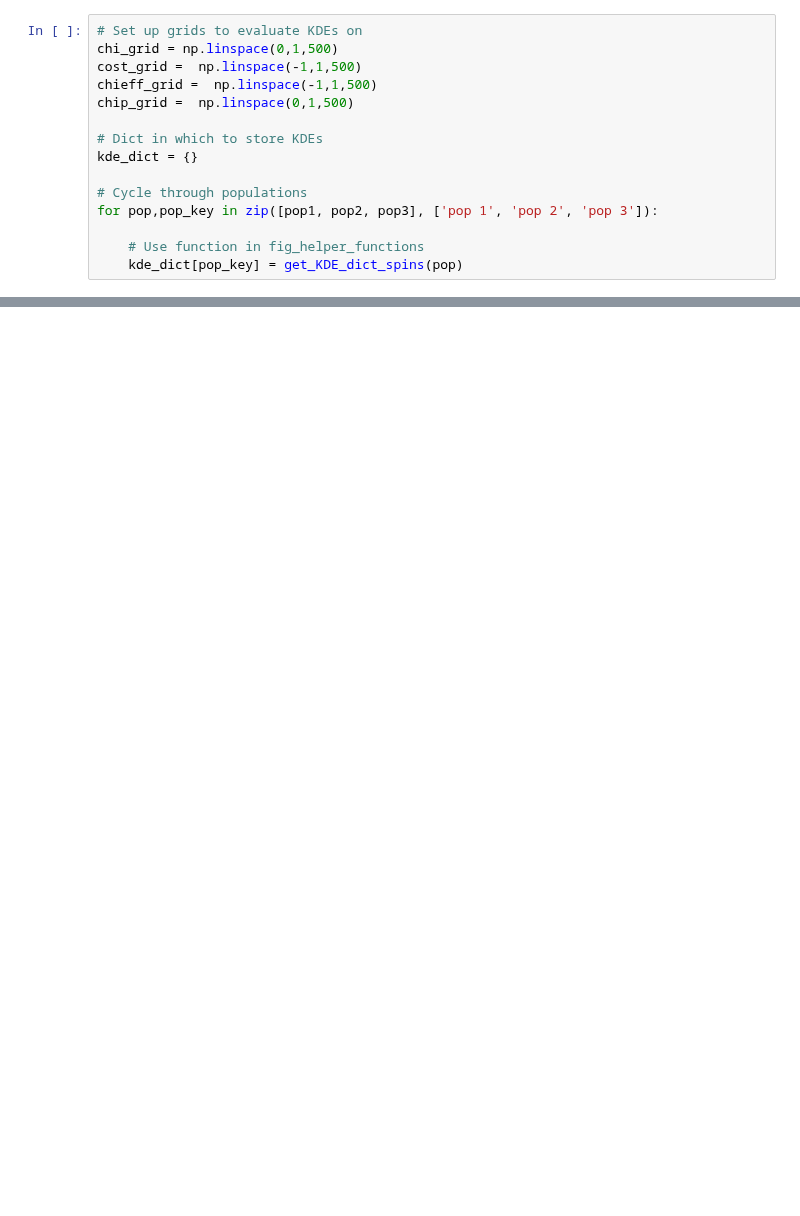
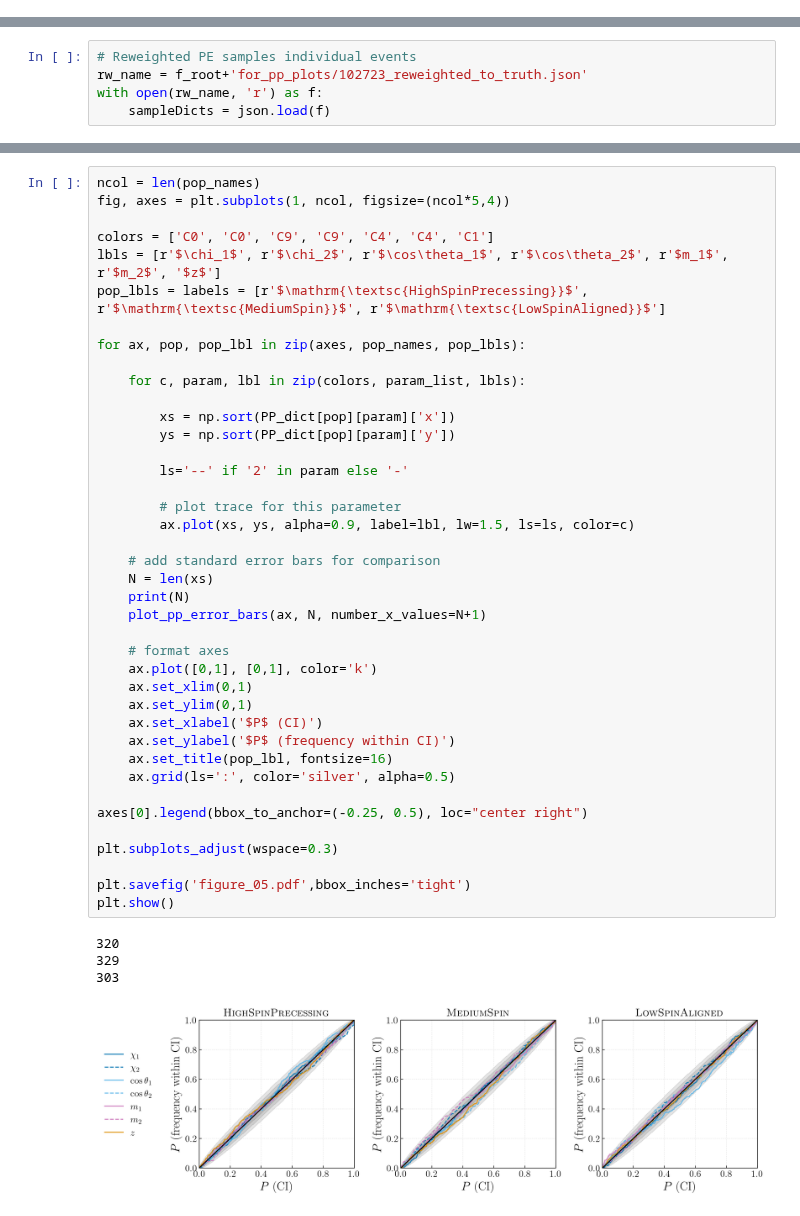
Before and after one commit to simonajmiller/measuring-bbh-component-spin, a Jupyter notebook: Figures/make_figure_05.ipynb, the cells around one changed output, grey strips where cells are left out. Saved outputs shown, nothing was run; the diff lists cells and outputs as text; blank space fills up the shorter version.

```diff
--- a/Figures/make_figure_05.ipynb
+++ b/Figures/make_figure_05.ipynb
@@ -38,16 +27 @@ Make KDEs for spin parameters of underlying populations
-# %%
-# Set up grids to evaluate KDEs on
-chi_grid = np.linspace(0,1,500)
-cost_grid =  np.linspace(-1,1,500)
-chieff_grid =  np.linspace(-1,1,500)
-chip_grid =  np.linspace(0,1,500)
-
-# Dict in which to store KDEs
-kde_dict = {}
-
-# Cycle through populations
-for pop,pop_key in zip([pop1, pop2, pop3], ['pop 1', 'pop 2', 'pop 3']):
-
-    # Use function in fig_helper_functions
-    kde_dict[pop_key] = get_KDE_dict_spins(pop)
 # %% [markdown]
@@ -187 +29,6 @@ pop 3 300 events sigma_meas = 0.5
+# %%
+# Reweighted PE samples individual events
+rw_name = f_root+'for_pp_plots/102723_reweighted_to_truth.json'
+with open(rw_name, 'r') as f:
+    sampleDicts = json.load(f)
 # %% [markdown]
@@ -336,0 +72,45 @@ plt.show()
+# %%
+ncol = len(pop_names)
+fig, axes = plt.subplots(1, ncol, figsize=(ncol*5,4))
+
+colors = ['C0', 'C0', 'C9', 'C9', 'C4', 'C4', 'C1']
+lbls = [r'$\chi_1$', r'$\chi_2$', r'$\cos\theta_1$', r'$\cos\theta_2$', r'$m_1$', r'$m_2$', '$z$']
+pop_lbls = labels = [r'$\mathrm{\textsc{HighSpinPrecessing}}$', r'$\mathrm{\textsc{MediumSpin}}$', r'$\mathrm{\textsc{LowSpinAligned}}$']
+
+for ax, pop, pop_lbl in zip(axes, pop_names, pop_lbls):
+
+    for c, param, lbl in zip(colors, param_list, lbls):
+
+        xs = np.sort(PP_dict[pop][param]['x'])
+        ys = np.sort(PP_dict[pop][param]['y'])
+
+        ls='--' if '2' in param else '-'
+
+        # plot trace for this parameter
+        ax.plot(xs, ys, alpha=0.9, label=lbl, lw=1.5, ls=ls, color=c)
+
+    # add standard error bars for comparison
+    N = len(xs)
+    print(N)
+    plot_pp_error_bars(ax, N, number_x_values=N+1)
+
+    # format axes
+    ax.plot([0,1], [0,1], color='k')
+    ax.set_xlim(0,1)
+    ax.set_ylim(0,1)
+    ax.set_xlabel('$P$ (CI)')
+    ax.set_ylabel('$P$ (frequency within CI)')
+    ax.set_title(pop_lbl, fontsize=16)
+    ax.grid(ls=':', color='silver', alpha=0.5)
+
+axes[0].legend(bbox_to_anchor=(-0.25, 0.5), loc="center right")
+
+plt.subplots_adjust(wspace=0.3)
+
+plt.savefig('figure_05.pdf',bbox_inches='tight')
+plt.show()
+# %% [output]
+320
+329
+303
+[figure, added]
```
Also changed, not shown: parts of 14 cells of this notebook, 1 other file.
